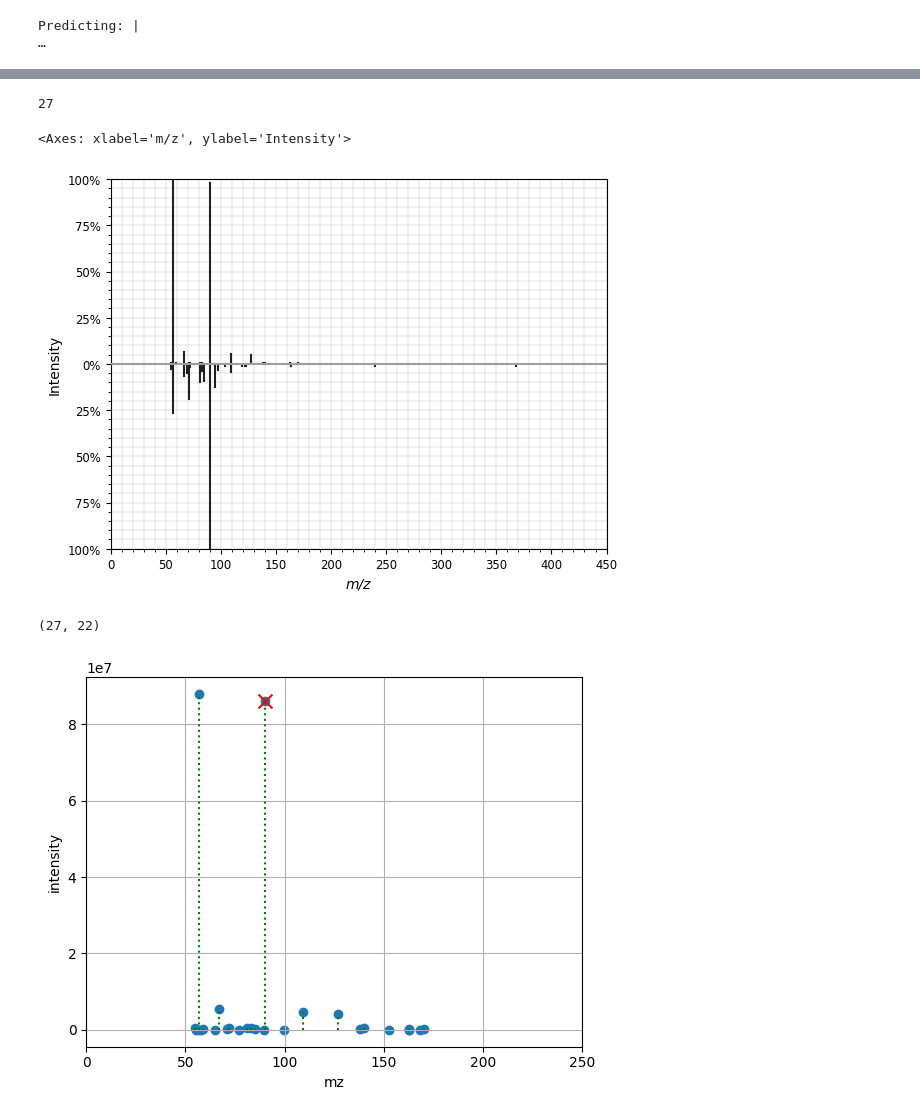
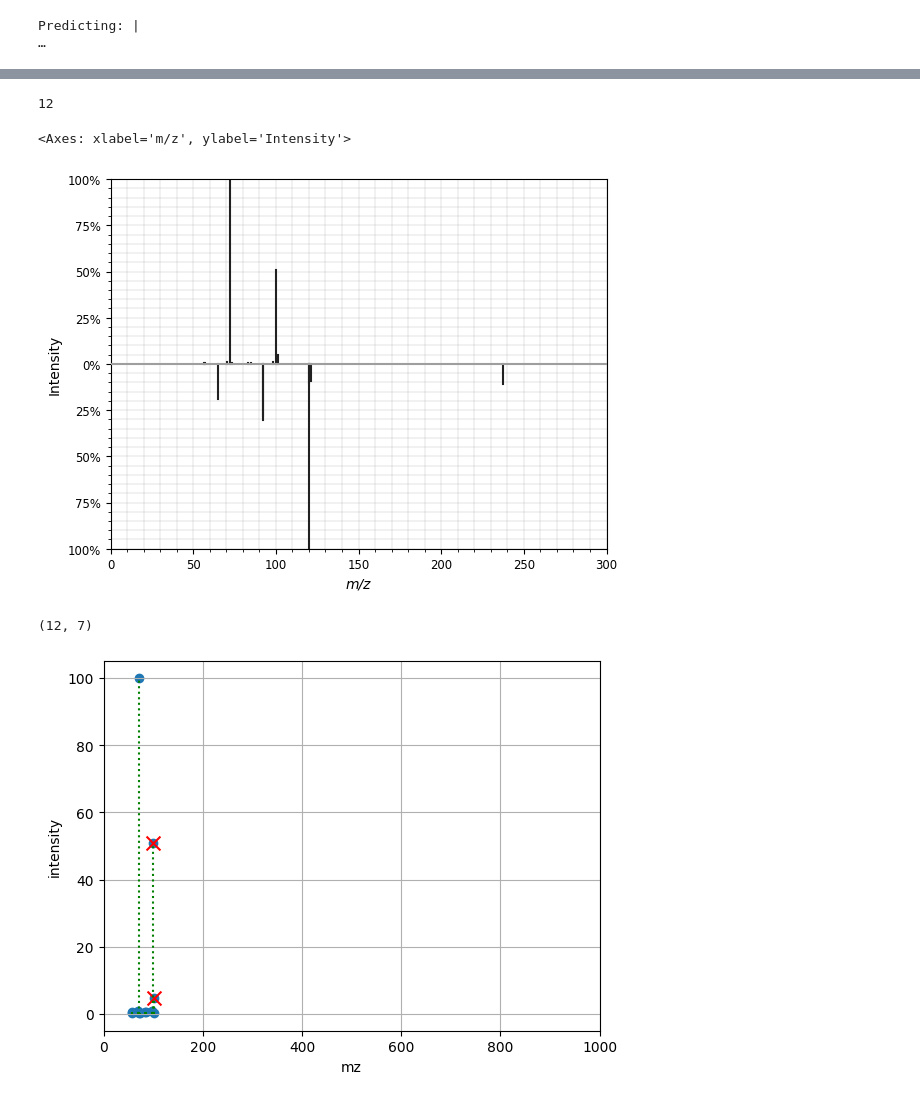
Before and after one commit to bittremieux-lab/simba, a Jupyter notebook: notebooks/interpretability_shap.ipynb, the cells around one changed output, grey strips where cells are left out. Drawn from its saved outputs; the diff is of its cells as text; code cells hidden in the pictures.

```diff
--- a/notebooks/interpretability_shap.ipynb
+++ b/notebooks/interpretability_shap.ipynb
@@ -130,7 +152,7 @@ len(mol_gnps)
 # %% [output]
 274
 # %%
-index_gnps=14
+index_gnps=1
 # %%
 print(mol_gnps[index_gnps])
 # %% [output]
@@ -186,19 +208,19 @@ spectrum_1 = target_molecule_pair.spectrums[int(target_molecule_pair.indexes_tan
 # %%
 len(spectrum_0.mz)
 # %% [output]
-27
+12
 # %%
 import spectrum_utils.plot as sup
 sup.mirror(spectrum_0, spectrum_1)
 # %% [output]
 <Axes: xlabel='m/z', ylabel='Intensity'>
-[figure, old version]
+[figure, new version]
 # %%
 len(spectrum_0.mz), len(spectrum_1.mz)
 # %% [output]
-(27, 22)
+(12, 7)
 # %%
-def plot_peaks(mz, intensity, mark_indexes=[], xmin=0, xmax=250):
+def plot_peaks(mz, intensity, mark_indexes=[], xmin=0, xmax=1000):
     plt.scatter(mz, intensity)
 
     for x,y in zip(mz, intensity):
@@ -211,6 +233,6 @@ def plot_peaks(mz, intensity, mark_indexes=[], xmin=0, xmax=250):
     plt.ylabel('intensity')
     plt.grid()
 # %%
-plot_peaks(spectrum_0.mz, spectrum_0.intensity, mark_indexes=[15])
+plot_peaks(spectrum_0.mz, spectrum_0.intensity, mark_indexes=[9,10])
 # %% [output]
-[figure, old version]
+[figure, new version]
```
Also changed, not shown: parts of 33 cells of this notebook, 4 other files.
